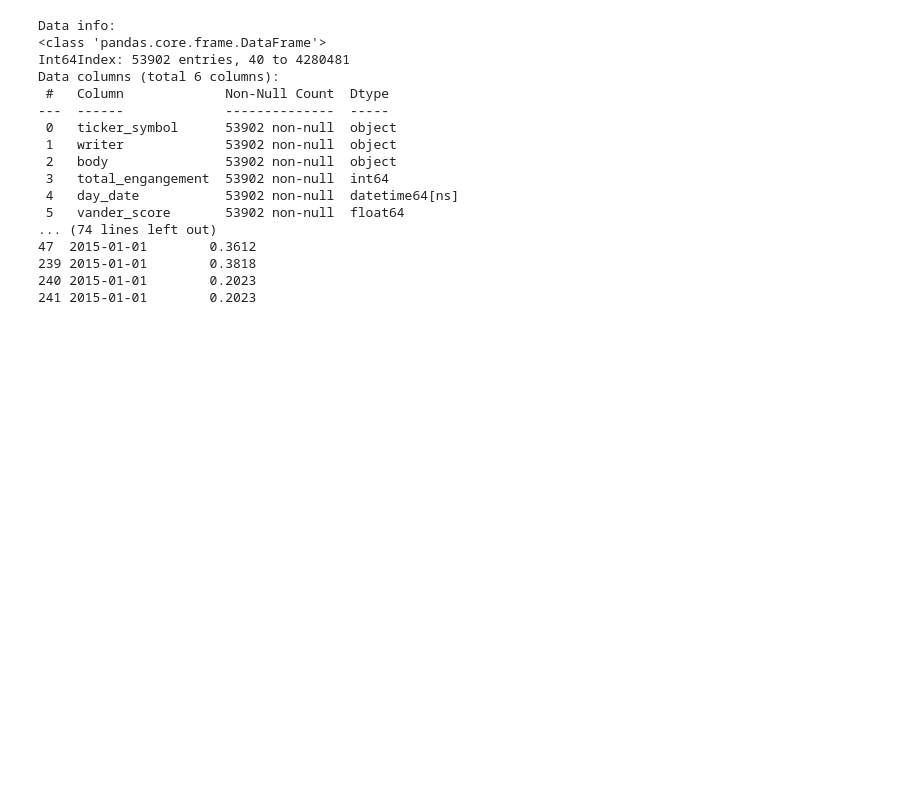
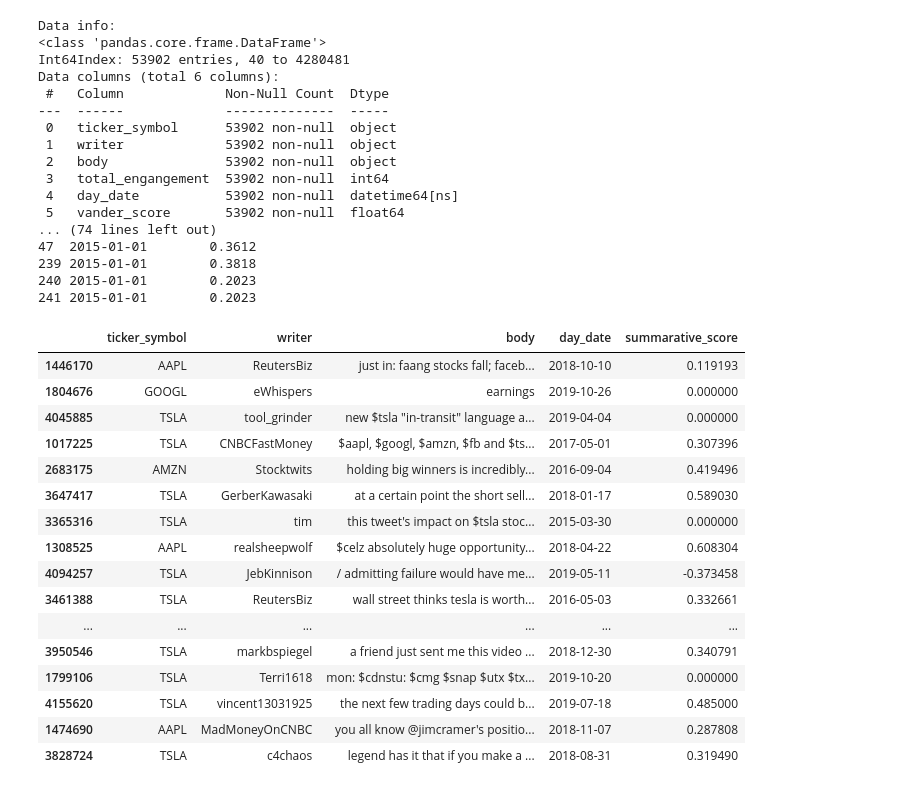
Before and after one commit to jxl22000/Sentiment-Analysis, a Jupyter notebook: test!.ipynb, the cells around one changed output. Drawn from its saved outputs; the diff is of its cells as text; code cells hidden in the pictures; blank space fills up the shorter version.

Commit message:
Add files via upload
created a weighted scored based off engagement and sentiment analysis score

```diff
--- a/test!.ipynb
+++ b/test!.ipynb
@@ -337,3 +353,27 @@ Data columns (total 6 columns):
 239 2015-01-01        0.3818
 240 2015-01-01        0.2023
 241 2015-01-01        0.2023
+# %%
+#create a weighted scored based off engagement and sentiment analysis score
+tweet_df['summarative_score'] = tweet_df['total_engangement'] * tweet_df['vander_score'] * 0.01
+tweet_df = tweet_df.drop(['total_engangement', 'vander_score'], axis=1)
+# %%
+tweet_df.sample(20)
+# %% [output]
+|  | ticker_symbol | writer | body | day_date | summarative_score |
+| 1446170 | AAPL | ReutersBiz | just in: faang stocks fall; faceb... | 2018-10-10 | 0.119193 |
+| 1804676 | GOOGL | eWhispers | earnings | 2019-10-26 | 0.000000 |
+| 4045885 | TSLA | tool_grinder | new $tsla "in-transit" language a... | 2019-04-04 | 0.000000 |
+| 1017225 | TSLA | CNBCFastMoney | $aapl, $googl, $amzn, $fb and $ts... | 2017-05-01 | 0.307396 |
+| 2683175 | AMZN | Stocktwits | holding big winners is incredibly... | 2016-09-04 | 0.419496 |
+| 3647417 | TSLA | GerberKawasaki | at a certain point the short sell... | 2018-01-17 | 0.589030 |
+| 3365316 | TSLA | tim | this tweet's impact on $tsla stoc... | 2015-03-30 | 0.000000 |
+| 1308525 | AAPL | realsheepwolf | $celz absolutely huge opportunity... | 2018-04-22 | 0.608304 |
+| 4094257 | TSLA | JebKinnison | / admitting failure would have me... | 2019-05-11 | -0.373458 |
+| 3461388 | TSLA | ReutersBiz | wall street thinks tesla is worth... | 2016-05-03 | 0.332661 |
+| ... | ... | ... | ... | ... | ... |
+| 3950546 | TSLA | markbspiegel | a friend just sent me this video ... | 2018-12-30 | 0.340791 |
+| 1799106 | TSLA | Terri1618 | mon: $cdnstu: $cmg $snap $utx $tx... | 2019-10-20 | 0.000000 |
+| 4155620 | TSLA | vincent13031925 | the next few trading days could b... | 2019-07-18 | 0.485000 |
+| 1474690 | AAPL | MadMoneyOnCNBC | you all know @jimcramer's positio... | 2018-11-07 | 0.287808 |
+| 3828724 | TSLA | c4chaos | legend has it that if you make a ... | 2018-08-31 | 0.319490 |
```
Also changed, not shown: parts of 5 cells of this notebook.
